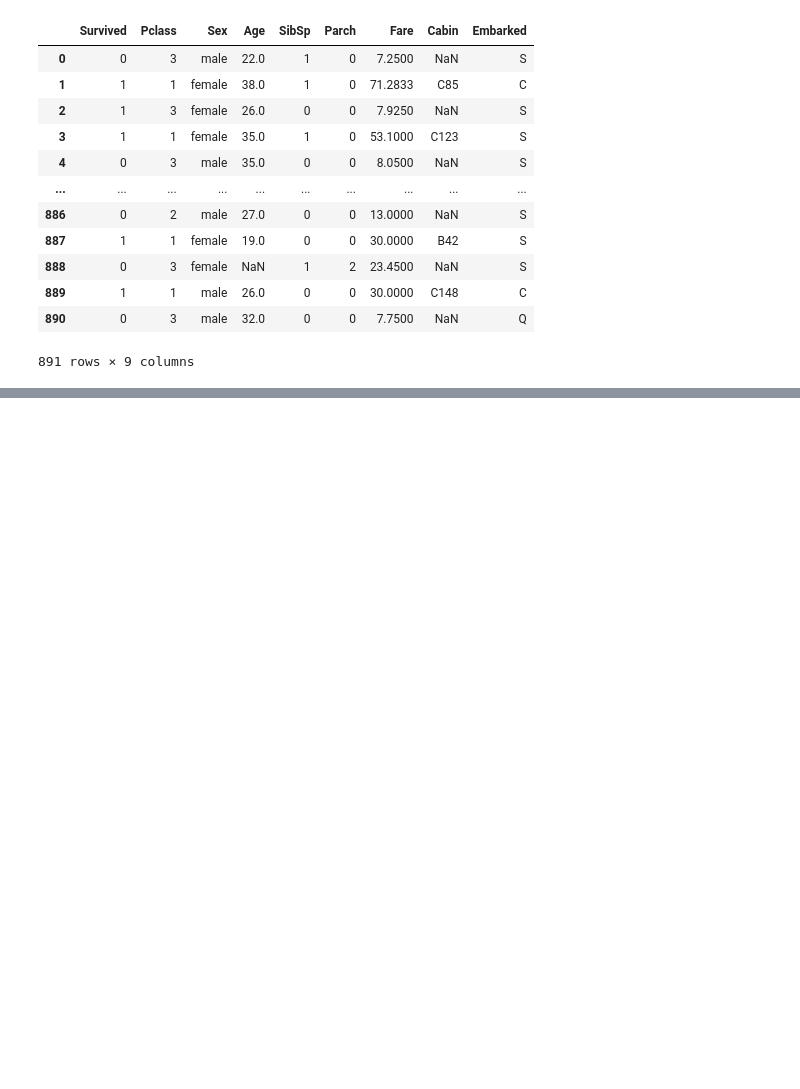
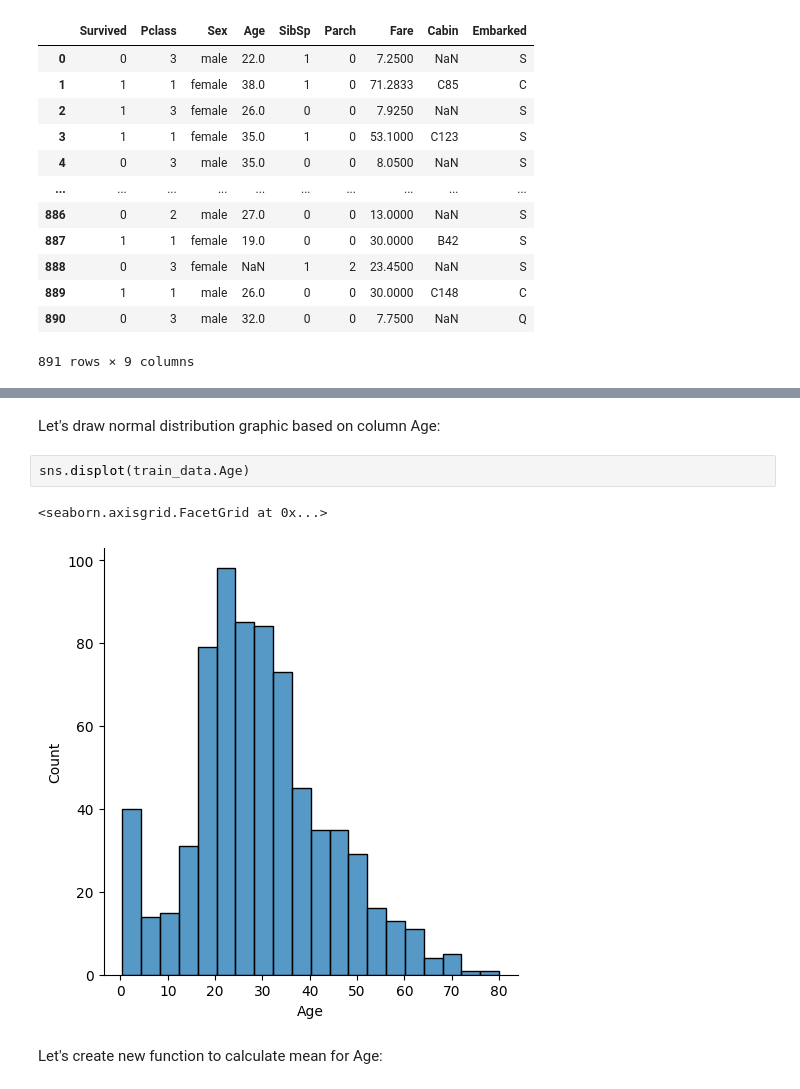
Before and after one commit to Korniev/Machine-Learning-projects, a Jupyter notebook: Getting_Started_with_Titanic.ipynb, the cells around one changed output, grey strips where cells are left out. Drawn from its saved outputs; the diff is of its cells as text; blank space fills up the shorter version.

Commit message:
added mode and mean for some variables

```diff
--- a/Getting_Started_with_Titanic.ipynb
+++ b/Getting_Started_with_Titanic.ipynb
@@ -216,0 +399,9 @@ train_data
+# %% [markdown]
+Let's draw normal distribution graphic based on column Age:
+# %%
+sns.displot(train_data.Age)
+# %% [output]
+<seaborn.axisgrid.FacetGrid at 0x...>
+[figure, added]
+# %% [markdown]
+Let's create new function to calculate mean for Age:
```
Also changed, not shown: parts of 37 cells of this notebook.
